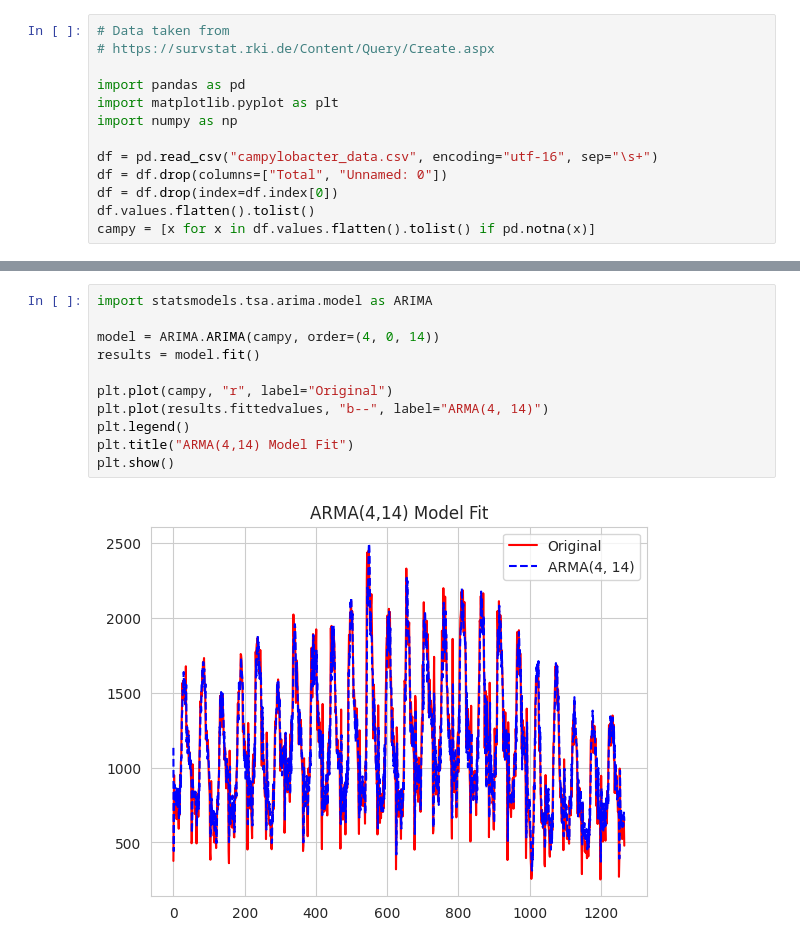
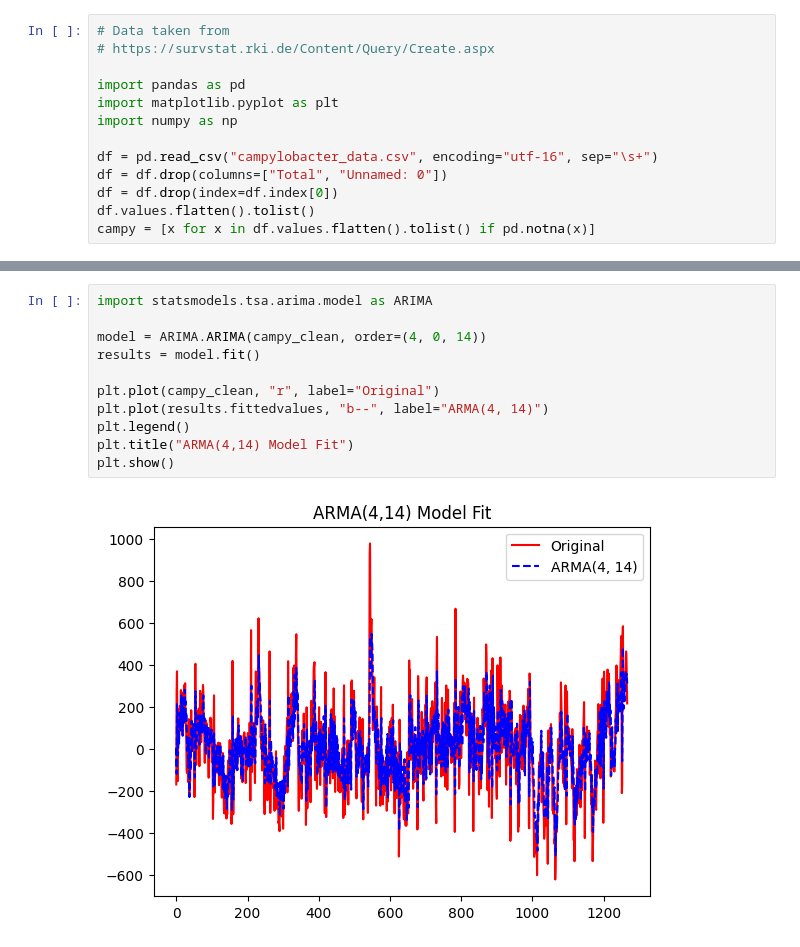
Before and after one commit to anza4662/TS-project, a Jupyter notebook: notebook.ipynb, the cells around one changed output, grey strips where cells are left out. Drawn from its saved outputs; the diff is of its cells as text.

```diff
--- a/notebook.ipynb
+++ b/notebook.ipynb
@@ -79,13 +58,13 @@ plt.show()
 # %%
 import statsmodels.tsa.arima.model as ARIMA
 
-model = ARIMA.ARIMA(campy, order=(4, 0, 14))
+model = ARIMA.ARIMA(campy_clean, order=(4, 0, 14))
 results = model.fit()
 
-plt.plot(campy, "r", label="Original")
+plt.plot(campy_clean, "r", label="Original")
 plt.plot(results.fittedvalues, "b--", label="ARMA(4, 14)")
 plt.legend()
 plt.title("ARMA(4,14) Model Fit")
 plt.show()
 # %% [output]
-[figure, old version]
+[figure, new version]
```
Also changed, not shown: parts of 8 cells of this notebook.
